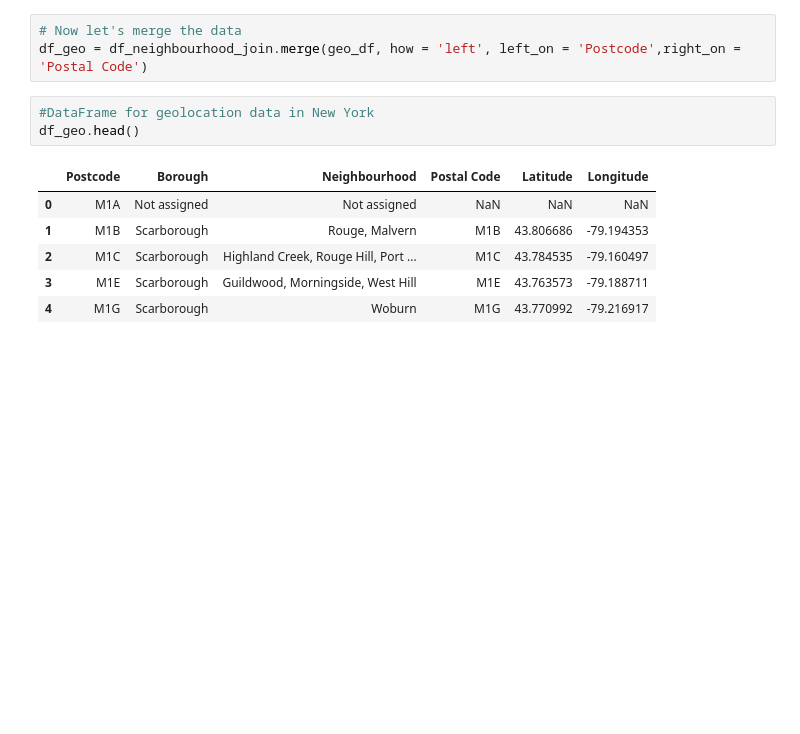
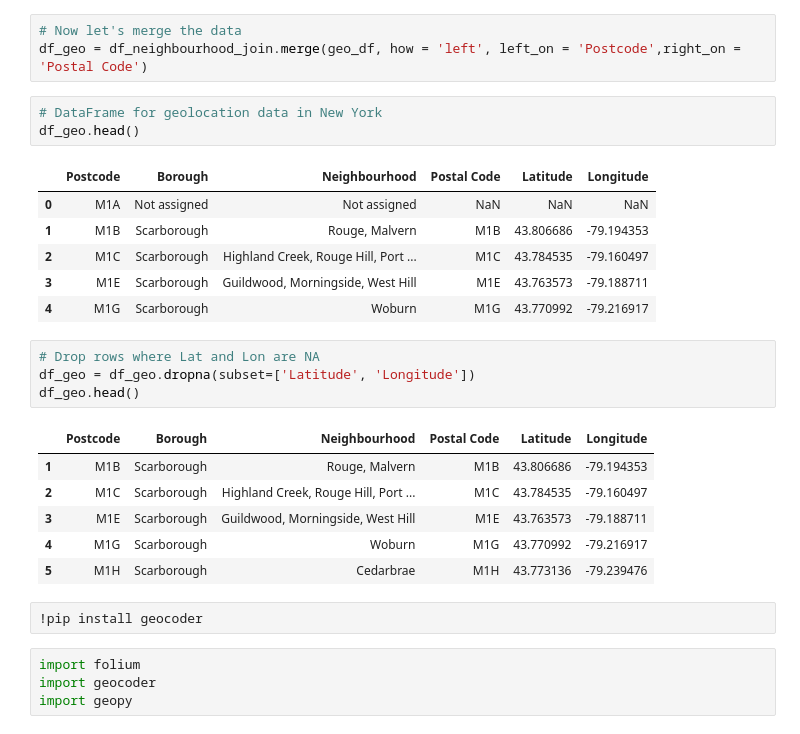
Before and after one commit to DanielTemesgen/Associate-Data-Science, a Jupyter notebook: Week_3.ipynb, the cells around one changed output. Cells and saved outputs as stored; diff of their text form; blank space fills up the shorter version.

```diff
--- a/Week_3.ipynb
+++ b/Week_3.ipynb
@@ -60,7 +61,7 @@ geo_df.head()
 # Now let's merge the data
 df_geo = df_neighbourhood_join.merge(geo_df, how = 'left', left_on = 'Postcode',right_on = 'Postal Code')
 # %%
-#DataFrame for geolocation data in New York
+# DataFrame for geolocation data in New York
 df_geo.head()
 # %% [output]
 |  | Postcode | Borough | Neighbourhood | Postal Code | Latitude | Longitude |
@@ -69,3 +70,20 @@ df_geo.head()
 | 2 | M1C | Scarborough | Highland Creek, Rouge Hill, Port ... | M1C | 43.784535 | -79.160497 |
 | 3 | M1E | Scarborough | Guildwood, Morningside, West Hill | M1E | 43.763573 | -79.188711 |
 | 4 | M1G | Scarborough | Woburn | M1G | 43.770992 | -79.216917 |
+# %%
+# Drop rows where Lat and Lon are NA
+df_geo = df_geo.dropna(subset=['Latitude', 'Longitude'])
+df_geo.head()
+# %% [output]
+|  | Postcode | Borough | Neighbourhood | Postal Code | Latitude | Longitude |
+| 1 | M1B | Scarborough | Rouge, Malvern | M1B | 43.806686 | -79.194353 |
+| 2 | M1C | Scarborough | Highland Creek, Rouge Hill, Port ... | M1C | 43.784535 | -79.160497 |
+| 3 | M1E | Scarborough | Guildwood, Morningside, West Hill | M1E | 43.763573 | -79.188711 |
+| 4 | M1G | Scarborough | Woburn | M1G | 43.770992 | -79.216917 |
+| 5 | M1H | Scarborough | Cedarbrae | M1H | 43.773136 | -79.239476 |
+# %%
+!pip install geocoder
+# %%
+import folium
+import geocoder
+import geopy
```
Also changed, not shown: parts of 6 cells of this notebook.
